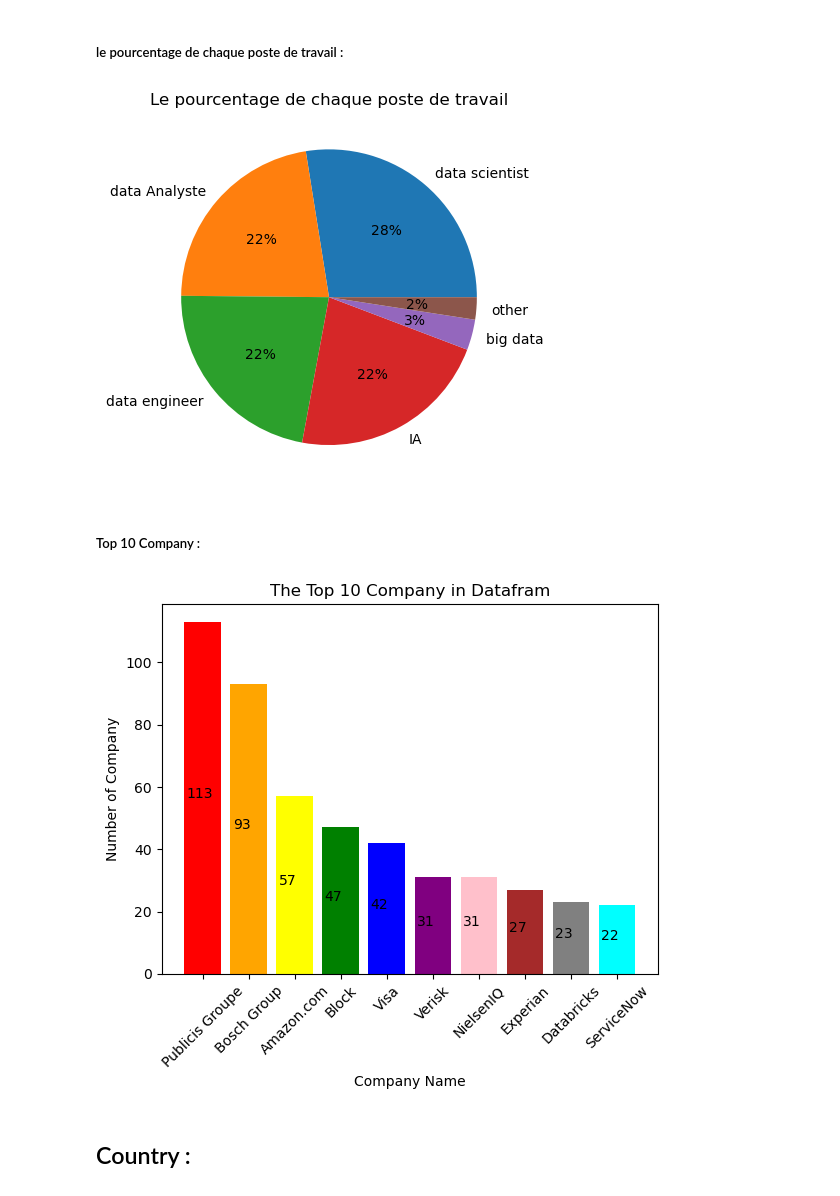
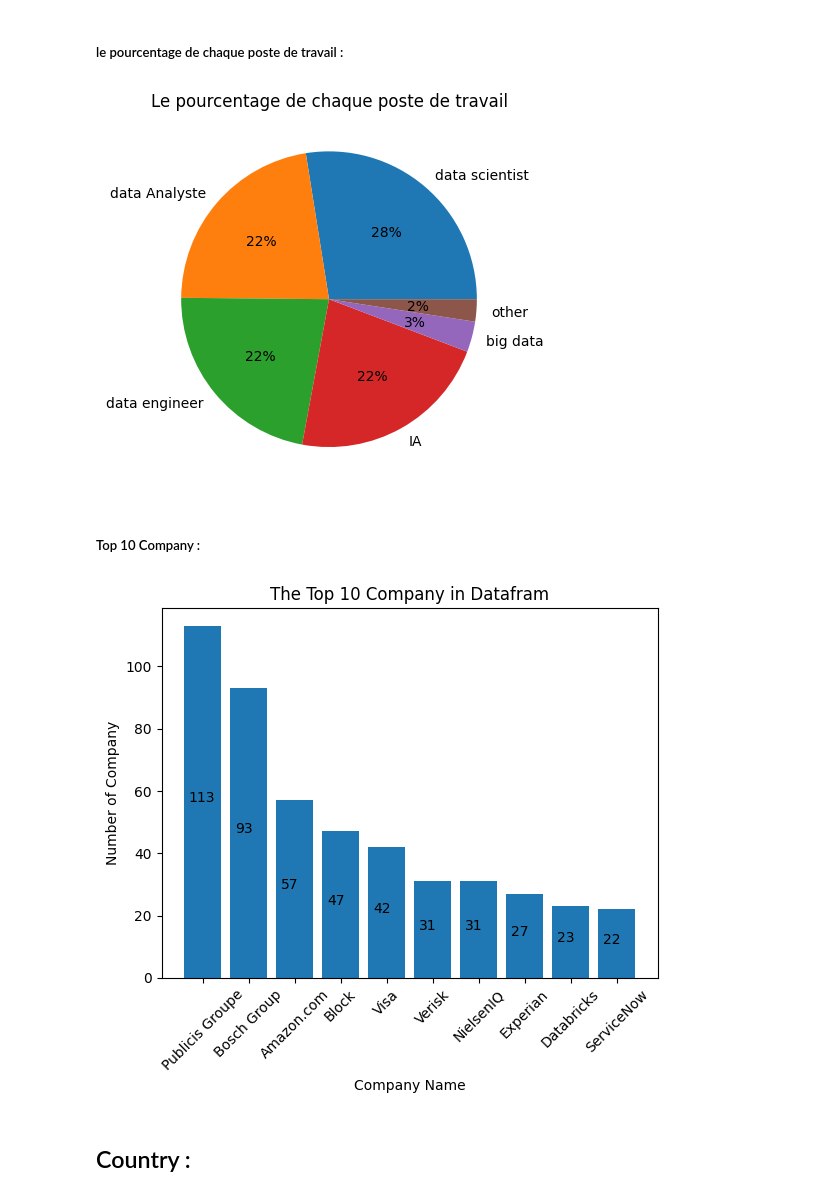
Before and after one commit to aminelfaquiri/Analyse_des_opportunites_demploi_Project, a Jupyter notebook: Analyse_des_opportunites_demploi.ipynb, the cells around one changed output. Saved outputs shown, nothing was run; the diff lists cells and outputs as text; code cells hidden in the pictures.

Commit message:
creating the graph

```diff
--- a/Analyse_des_opportunites_demploi.ipynb
+++ b/Analyse_des_opportunites_demploi.ipynb
@@ -88,4 +89,16 @@ def convert_to_dig(txt):
         return txt
 # %%
 # add the minument salary column :
-df['minimum_Salary'] =  df['Salary'].apply(convert_to_dig)
+df['AVG_Salary'] =  df['Salary'].apply(convert_to_dig)
+# %%
+# add negosiation column :
+def detect_neg(txt) :
+    if type(txt) != int :
+        if '+' in txt :
+            return True
+        else :
+            return False
+        return False
+
+df['Negotiation'] = df['Salary'].apply(detect_neg)
+df['Negotiation']
@@ -94,6 +120,8 @@ df['minimum_Salary'] =  df['Salary'].apply(convert_to_dig)
 asterisk = lambda salary: True if salary != 0 and '*' in salary else False
 
 df['asterisk'] = df['Salary'].apply(asterisk)
+# %%
+df = df.drop(columns = ['Salary'])
 # %% [markdown]
 #### Requirment of the company :
 # %%
@@ -588,4 +616,4 @@ df.head(1)
 # %%
-Analyse_df = df.drop(['Location'], axis=1)
+Analyse_df = df
 Analyse_df.head(1)
 # %% [output]
@@ -607,34 +635,34 @@ ax.set_title('Le pourcentage de chaque poste de travail')
 
 plt.show()
 # %% [output]
-[figure, old version]
+[figure, new version]
 # %% [markdown]
 ##### Top 10 Company :
 # %%
 Top_company = Analyse_df['Company'].value_counts()[:10]
 
 fig, ax = plt.subplots()
 colors = ['red', 'orange', 'yellow', 'green', 'blue', 'purple', 'pink', 'brown', 'gray', 'cyan']
 
 # Create the bar chart with colors :
 
-bars = ax.bar(Top_company.index, Top_company.values, color=colors)
+bars = ax.bar(Top_company.index, Top_company.values)
 
 # Add values to the bar chart
 
 for i, v in enumerate(Top_company.values):
-    ax.text(i - 0.35, v/2, str(v))
+    ax.text(i - 0.3, v/2, str(v))
 
 
 ax.set_ylabel('Number of Company')
 ax.set_xlabel('Company Name')
 ax.set_title('The Top 10 Company in Datafram')
 
 
 plt.xticks(rotation=45)
 plt.show()
 # %% [output]
-[figure, old version]
+[figure, new version]
 # %% [markdown]
 ## Country :
 # %% [markdown]
```
Also changed, not shown: parts of 28 cells of this notebook.
